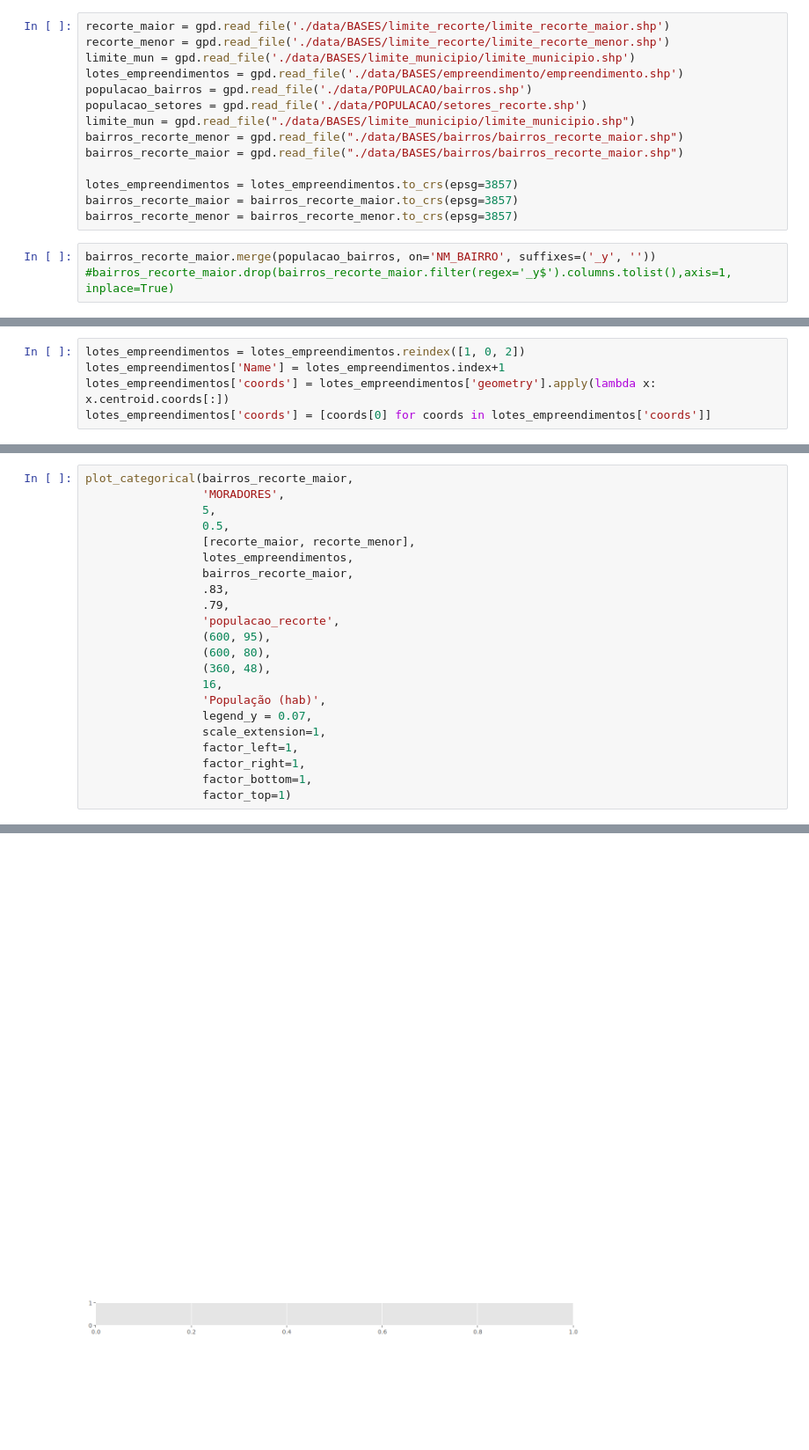
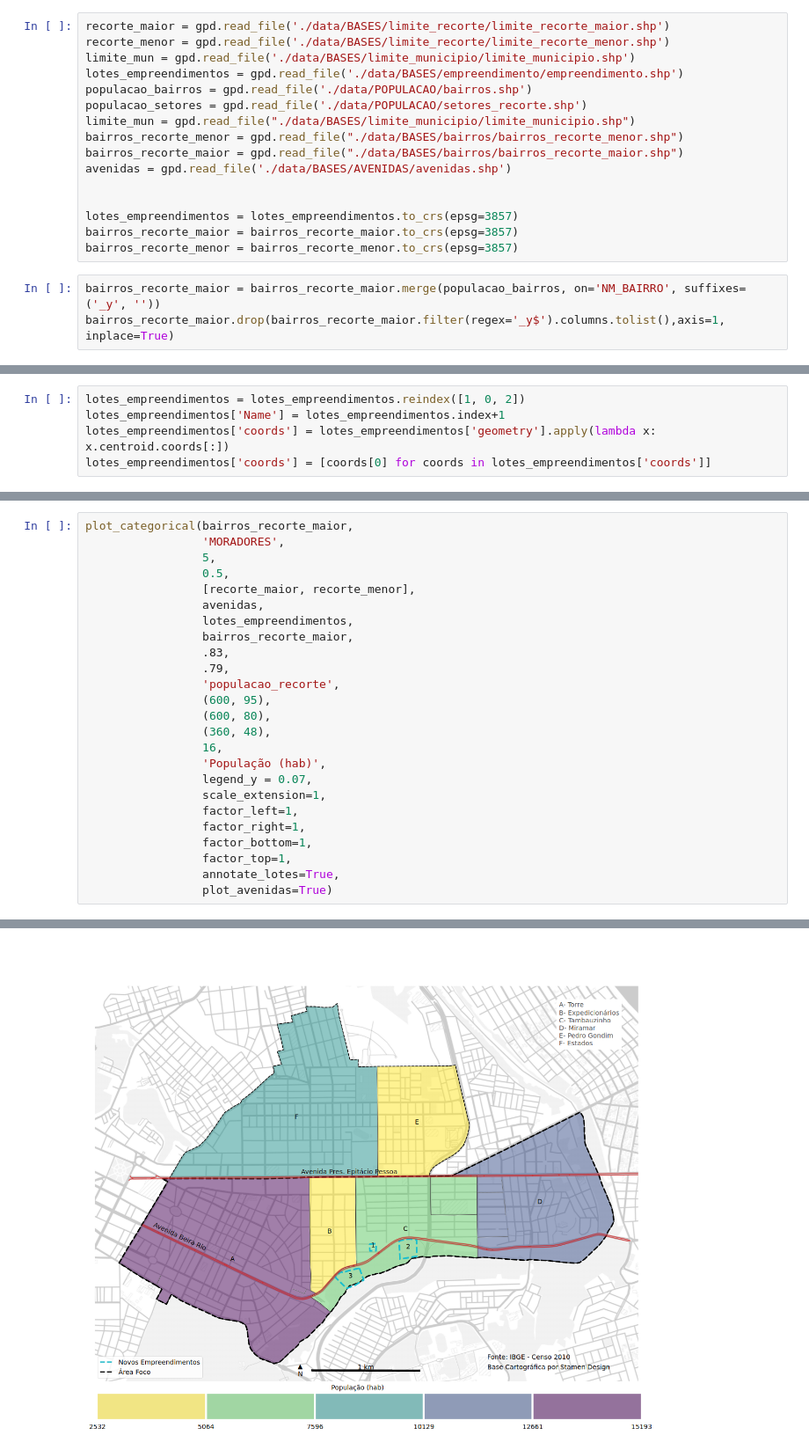
Before and after one commit to fc-anjos/cartografia-joao-pessoa, a Jupyter notebook: POPULACAO.ipynb, the cells around one changed output, grey strips where cells are left out. Shown at 88% size. Saved outputs shown, nothing was run; the diff lists cells and outputs as text; blank space fills up the shorter version.

Commit message:
plot lotes optionally

```diff
--- a/POPULACAO.ipynb
+++ b/POPULACAO.ipynb
@@ -14,12 +14,14 @@ lotes_empreendimentos = gpd.read_file('./data/BASES/empreendimento/empreendiment
 populacao_bairros = gpd.read_file('./data/POPULACAO/bairros.shp')
 populacao_setores = gpd.read_file('./data/POPULACAO/setores_recorte.shp')
 limite_mun = gpd.read_file("./data/BASES/limite_municipio/limite_municipio.shp")
-bairros_recorte_menor = gpd.read_file("./data/BASES/bairros/bairros_recorte_maior.shp")
+bairros_recorte_menor = gpd.read_file("./data/BASES/bairros/bairros_recorte_menor.shp")
 bairros_recorte_maior = gpd.read_file("./data/BASES/bairros/bairros_recorte_maior.shp")
+avenidas = gpd.read_file('./data/BASES/AVENIDAS/avenidas.shp')
+
 
 lotes_empreendimentos = lotes_empreendimentos.to_crs(epsg=3857)
 bairros_recorte_maior = bairros_recorte_maior.to_crs(epsg=3857)
 bairros_recorte_menor = bairros_recorte_menor.to_crs(epsg=3857)
 # %%
-bairros_recorte_maior.merge(populacao_bairros, on='NM_BAIRRO', suffixes=('_y', ''))
-#bairros_recorte_maior.drop(bairros_recorte_maior.filter(regex='_y$').columns.tolist(),axis=1, inplace=True)
+bairros_recorte_maior = bairros_recorte_maior.merge(populacao_bairros, on='NM_BAIRRO', suffixes=('_y', ''))
+bairros_recorte_maior.drop(bairros_recorte_maior.filter(regex='_y$').columns.tolist(),axis=1, inplace=True)
@@ -80,6 +65,7 @@ plot_categorical(bairros_recorte_maior,
                  5,
                  0.5,
                  [recorte_maior, recorte_menor],
+                 avenidas,
                  lotes_empreendimentos,
                  bairros_recorte_maior,
                  .83,
@@ -95,5 +81,7 @@ plot_categorical(bairros_recorte_maior,
                  factor_left=1,
                  factor_right=1,
                  factor_bottom=1,
-                 factor_top=1)
+                 factor_top=1,
+                 annotate_lotes=True,
+                 plot_avenidas=True)
 # %% [output]
@@ -101 +88 @@ KeyError: 'MORADORES'
-[figure, old version]
+[figure, new version]
```
Also changed, not shown: parts of 10 cells of this notebook, 5 other files.
